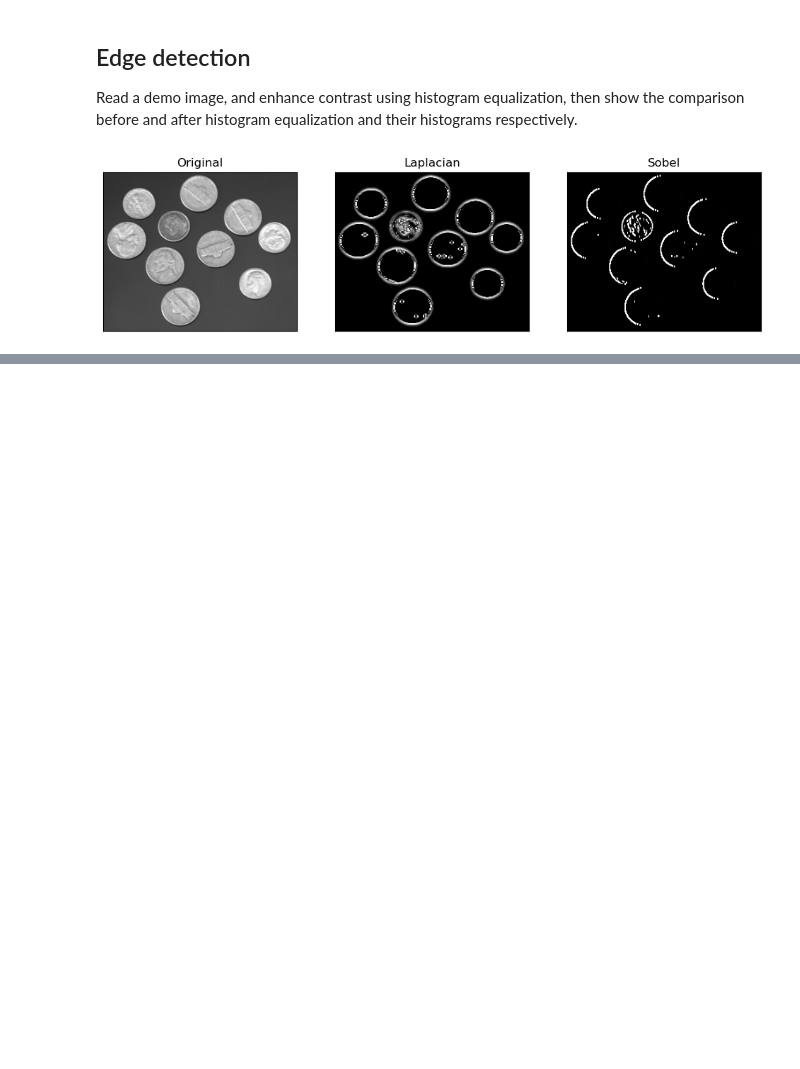
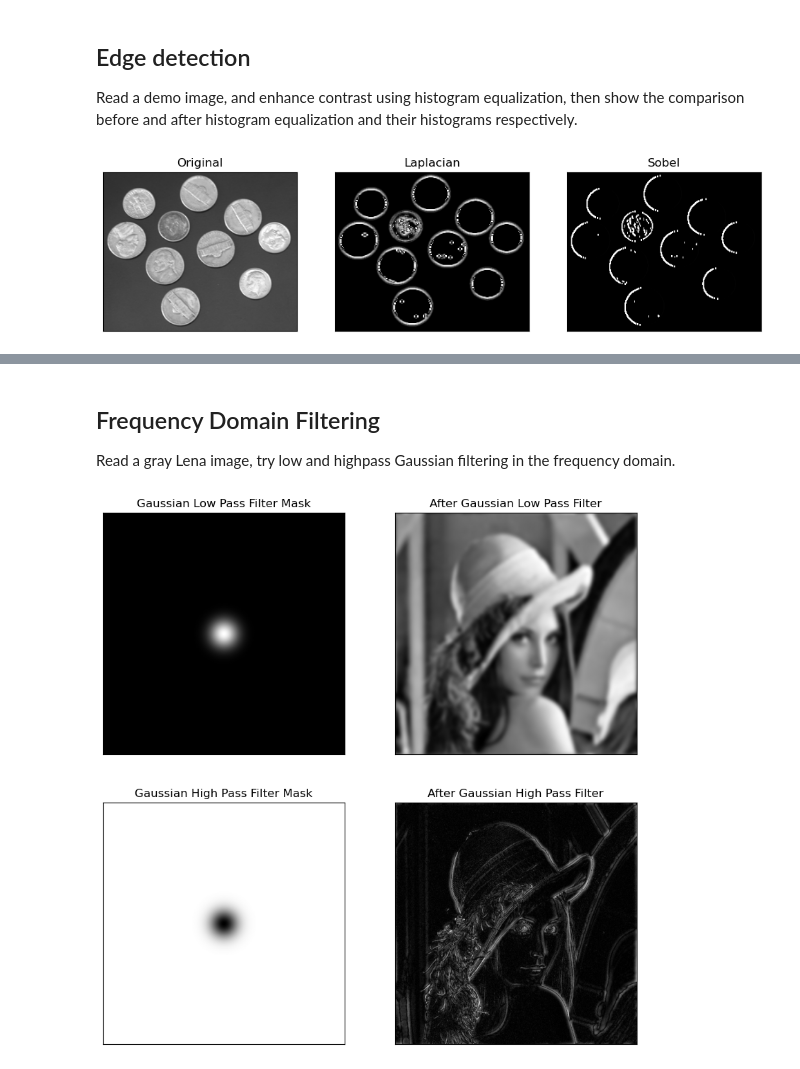
Before and after one commit to fede-giorgi/Computer-Vision, a Jupyter notebook: Basics.ipynb, the cells around one changed output, grey strips where cells are left out. Saved outputs shown, nothing was run; the diff lists cells and outputs as text; code cells hidden in the pictures; blank space fills up the shorter version.

```diff
--- a/Basics.ipynb
+++ b/Basics.ipynb
@@ -218,0 +281,80 @@ plt.show()
+# %% [markdown]
+## Frequency Domain Filtering
+
+Read a gray Lena image, try low and highpass Gaussian filtering in the frequency domain.
+# %%
+# Helper function to normalize image
+def im2double(im):
+    min_val = np.min(im.ravel())
+    max_val = np.max(im.ravel())
+    out = (im.astype('float') - min_val) / (max_val - min_val)
+    return out
+
+# Convert to grayscale
+img_gray = cv2.cvtColor(img_org, cv2.COLOR_BGR2GRAY)
+
+# Normalize and Compute FFT
+I = im2double(img_gray)
+I1 = np.fft.fft2(I) # Compute 2D Fourier Transform
+I1_fftshift = np.fft.fftshift(I1) # Shift zero frequency component to the center
+
+# Image dimensions
+imgWidth = img_gray.shape[0]
+imgHeight = img_gray.shape[1]
+center_width = imgWidth / 2
+center_height = imgHeight / 2
+
+# Filter parameters
+D0 = 20 # Cut-off frequency
+gaussian_lowPass_filter = np.zeros((imgWidth, imgHeight))
+gaussian_highPass_filter = np.zeros((imgWidth, imgHeight))
+
+# Generate Gaussian Filters (Low Pass and High Pass)
+for rowI in range(imgWidth):
+    for colJ in range(imgHeight):
+        # Distance to the center of the image
+        D = np.sqrt((rowI - center_width)**2 + (colJ - center_height)**2)
+
+        # Gaussian Low Pass Formula
+        gaussian_lowPass_filter[rowI, colJ] = np.exp(-D**2 / (2 * (D0**2)))
+
+        # Gaussian High Pass
+        gaussian_highPass_filter[rowI, colJ] = 1 - gaussian_lowPass_filter[rowI, colJ]
+
+# Apply Low Pass Filter in Frequency Domain
+img_gray_filtered_lowpass = np.fft.ifftshift(np.multiply(I1_fftshift, gaussian_lowPass_filter))
+img_gray_filtered_lowpass = abs(np.fft.ifft2(img_gray_filtered_lowpass))
+
+# Apply High Pass Filter in Frequency Domain
+img_gray_filtered_highpass = np.fft.ifftshift(np.multiply(I1_fftshift, gaussian_highPass_filter))
+img_gray_filtered_highpass = abs(np.fft.ifft2(img_gray_filtered_highpass))
+
+plt.figure(figsize=(10, 10))
+
+# 1. Low Pass Filter Mask
+plt.subplot(2, 2, 1)
+plt.imshow(gaussian_lowPass_filter, cmap='gray')
+plt.title('Gaussian Low Pass Filter Mask')
+plt.xticks([]), plt.yticks([])
+
+# 2. Low Pass Result
+plt.subplot(2, 2, 2)
+plt.imshow(img_gray_filtered_lowpass, cmap='gray')
+plt.title('After Gaussian Low Pass Filter')
+plt.xticks([]), plt.yticks([])
+
+# 3. High Pass Filter Mask
+plt.subplot(2, 2, 3)
+plt.imshow(gaussian_highPass_filter, cmap='gray')
+plt.title('Gaussian High Pass Filter Mask')
+plt.xticks([]), plt.yticks([])
+
+# 4. High Pass Result
+plt.subplot(2, 2, 4)
+plt.imshow(img_gray_filtered_highpass, cmap='gray')
+plt.title('After Gaussian High Pass Filter')
+plt.xticks([]), plt.yticks([])
+
+plt.show()
+# %% [output]
+[figure, added]
```
Also changed, not shown: parts of 2 cells of this notebook.
